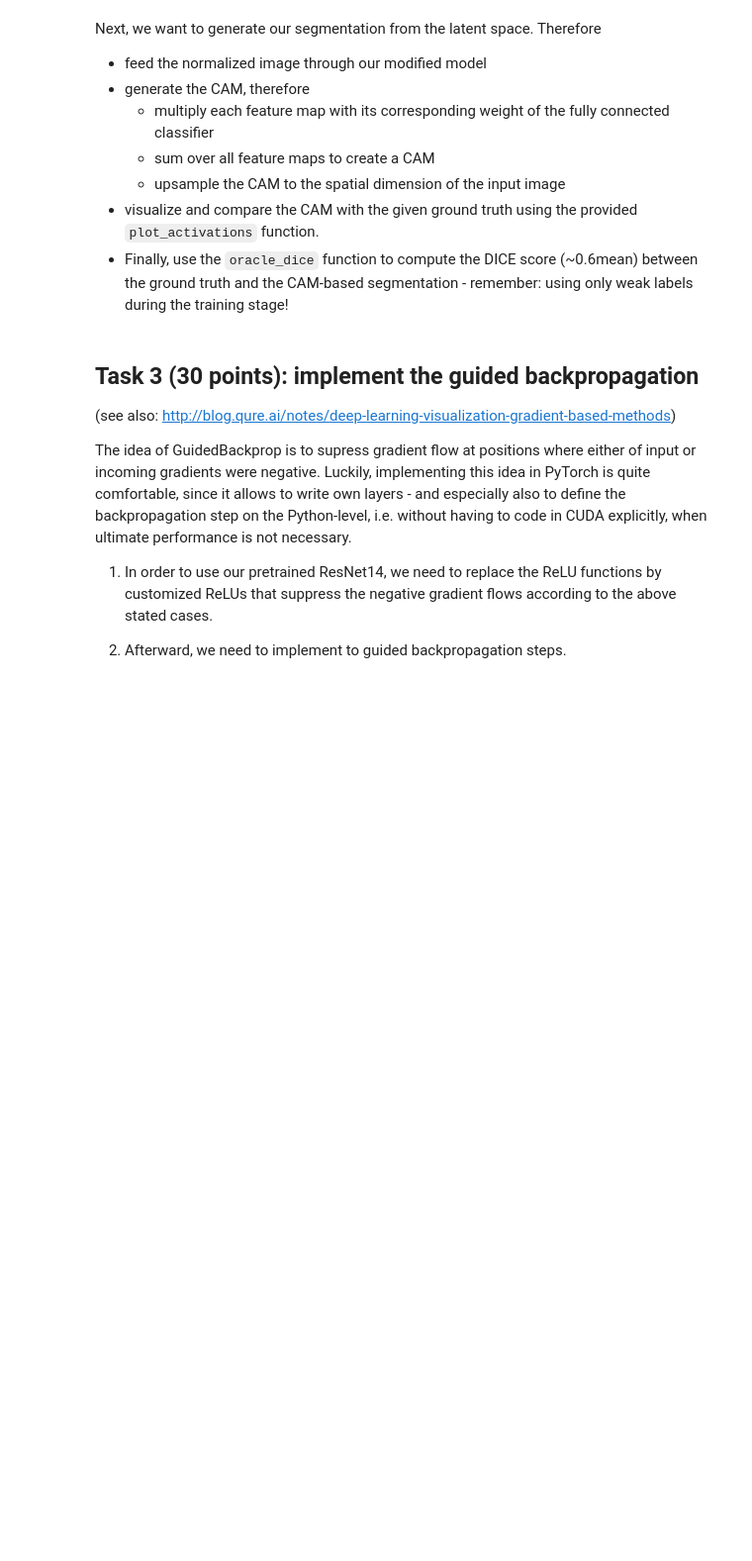
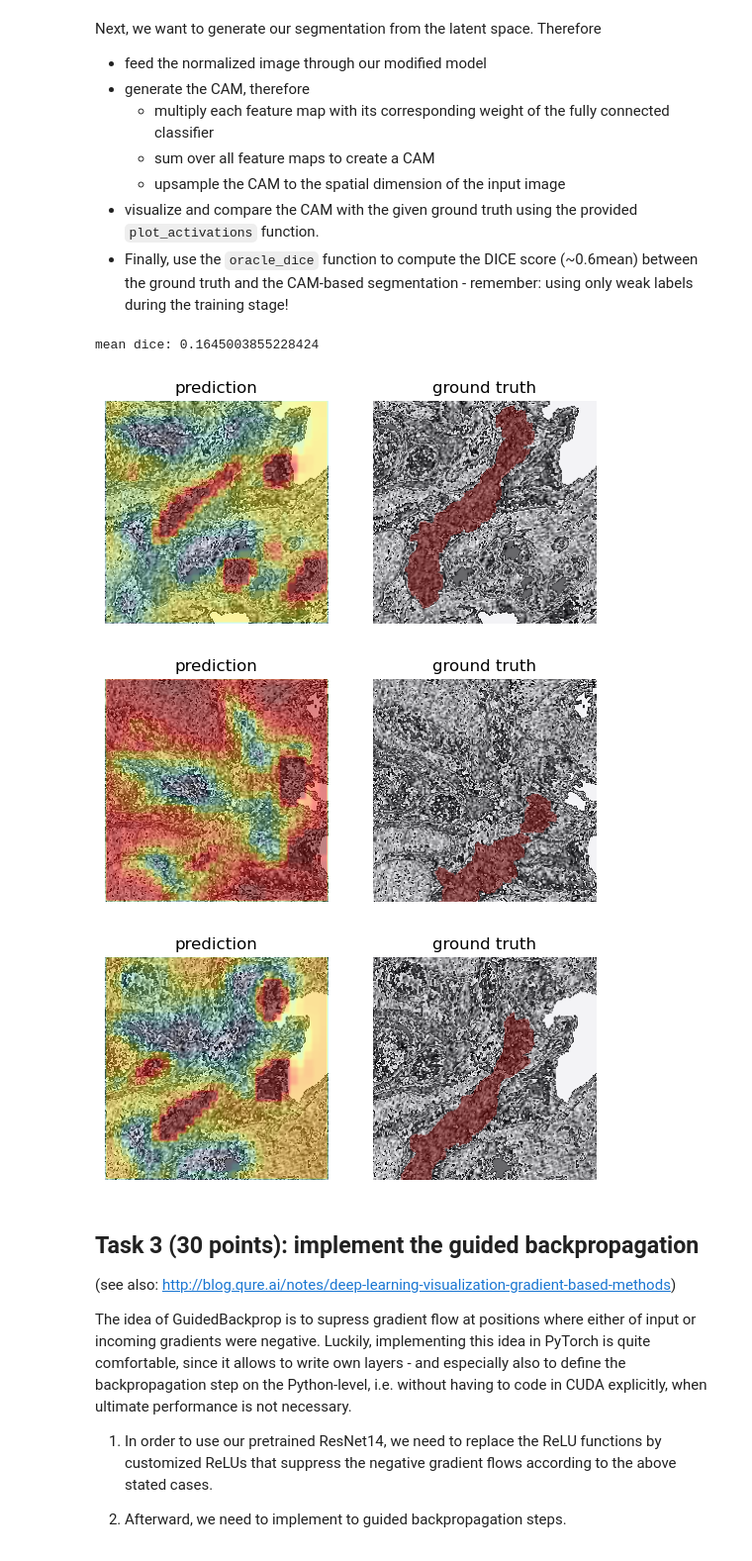
Before and after one commit to DerManjuel/MDL, a Jupyter notebook: MDL_Exercise4_Explainability.ipynb, the cells around one changed output. Shown at 99% size. Drawn from its saved outputs; the diff is of its cells as text; code cells hidden in the pictures; blank space fills up the shorter version.

```diff
--- a/MDL_Exercise4_Explainability.ipynb
+++ b/MDL_Exercise4_Explainability.ipynb
@@ -204,3 +318,10 @@ Now let's finetune the ResNet14 to our training data:
 - use Adam in combination with an exponential learning rate scheduler ($\gamma=0.95$) and cross entropy
 - you should easily achieve accuracy scores on the training data of > 0.98 after 3 epochs
 - your validation accuracy should be ~80% after 10 epochs
+# %%
+# Set the device
+if torch.backends.mps.is_available():
+    device = "mps"
+else:
+    device = "cuda"
+print(device)
@@ -298,8 +451,9 @@ Therefore, we need to implement the following steps:
 + Since we are interested in the last convolutional feature layer output, we want to omit the avg_pool & fc layer. (Hint: use `torch.nn.Sequential(*list(model.children())[:-k])`)
 # %%
 # load the net
-model = # todo
+model = torch.load('pancreas_model.pt')
 # extract weights for cam
-cam_weight = # todo
+cam_weight = model.fc.weight.detach().to('cpu').numpy()[1]
 # remove the avg and fc layer
-truncated_model = # todo
+truncated_model = torch.nn.Sequential(*list(model.children())[:-2])
+summary(truncated_model)
@@ -307,7 +479,9 @@ truncated_model = # todo
 # provided function for plotting the activation heatmaps and comparing them to the ground truth
 def plot_activations(img: torch.Tensor, activation_heatmap: torch.Tensor, segmentation: torch.Tensor):
 
-    img = img[1].squeeze().cpu().numpy()
+    img = img[:,1].squeeze().cpu().numpy()
+    # img = img[1].squeeze().cpu().numpy() # -> geht nicht, da dim0 nur ein Element hat, daher umschreiben wie oben
+    # print(img.shape) # -> 224,224 <-
 
     fig, axs = plt.subplots(1, 2)
     axs[0].imshow(overlayParula(img, activation_heatmap.cpu().squeeze(), smooth=True))
@@ -355,3 +503,49 @@ print('mean dice:', torch.stack(dice_all).mean().item())
+# %%
+from torchmetrics import Dice
+dice_all = []
+for test_idx in range(256,262,2):
+    # skip img without pancreas
+    if(ds.labels[test_idx]==0):
+        continue
+
+    img_normalized = dl_test.dataset.imgs[test_idx].unsqueeze(0).to(device)
+    img = ds.imgs[test_idx].to(device)
+    seg = ds.segmentations[test_idx].to(device)
+
+    with torch.no_grad():
+        # feed the test image through the modified net
+        feature_map = truncated_model(img_normalized)
+        # generate cam
+        # print(feature_map.shape, cam_weight.reshape(1,256,1,1).shape)
+        cam = torch.mul(feature_map.to('cpu'), torch.tensor(cam_weight.reshape(1,256,1,1)))
+        cam = torch.sum(cam, dim=1)
+        # print(cam.shape)
+        # upsample the activation map -> use scale_factor, because size=224 does not work
+        upsample = nn.Upsample(scale_factor=8, mode='nearest')
+        # print(cam.unsqueeze(0).shape) -> upsample erwartet 4D Tensor -> N,C,H_in,W_in
+        # so kommen wir von 1,28,28 auf 1,1,28,28 und upsample skaliert die letzen beiden Dimensionen
+        cam = upsample(cam.unsqueeze(0))
+        # print(cam.shape) # -> 1,1,224,224
+        cam = cam.squeeze() # -> 224,224
+        # print(cam.shape)
+
+    # visualize the overlay
+    # print(img_normalized.shape) # -> 1,3,224,224 but we need 224,224 to display. rewrite following function
+    plot_activations(img=img_normalized, activation_heatmap=cam, segmentation=seg)
+
+    # compute the dice score & append it to dice_all
+    # todo -> was kommt hier ein? segmentierung ist ja ground truth,
+    dice = Dice()
+    #print(img_normalized[:,1].squeeze().shape, cam.shape)
+    dice_all.append(dice(img_normalized[:,1].squeeze().to('cpu'), seg.int().to('cpu')))
+
+
+print('mean dice:', torch.stack(dice_all).mean().item())
+# %% [output]
+mean dice: 0.1645003855228424
+[figure, added]
+[figure, added]
+[figure, added]
 # %% [markdown]
 ## Task 3 (30 points): implement the guided backpropagation
 (see also: http://blog.qure.ai/notes/deep-learning-visualization-gradient-based-methods)
```
Also changed, not shown: parts of 17 cells of this notebook, 1 other file.
